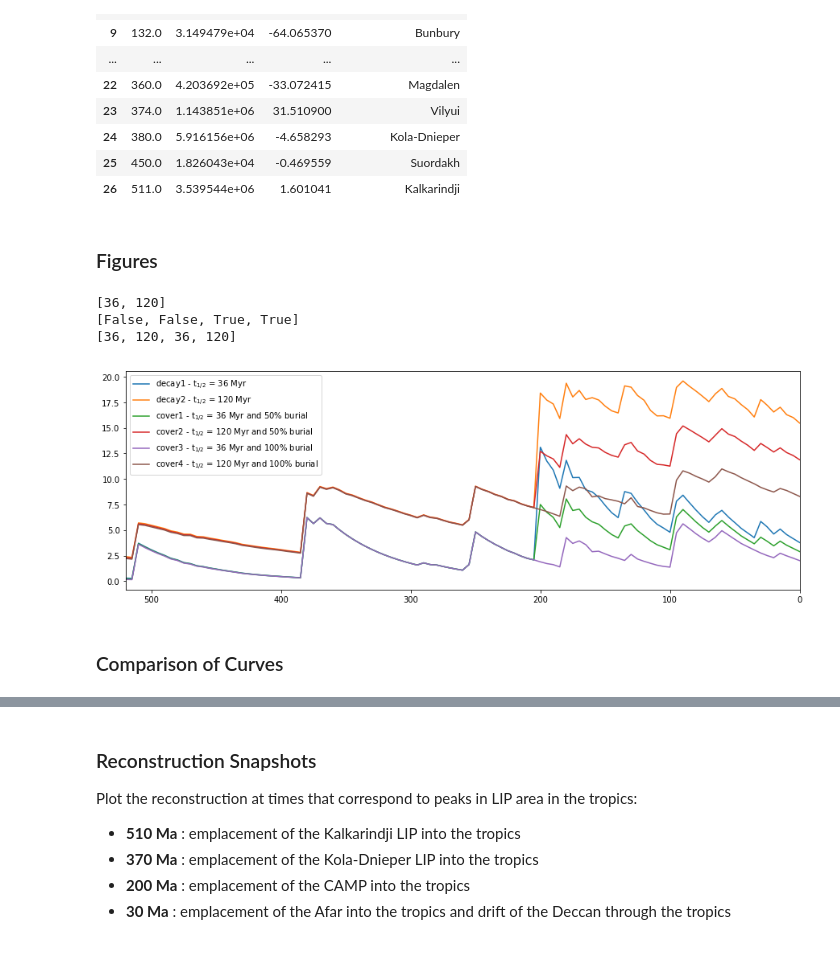
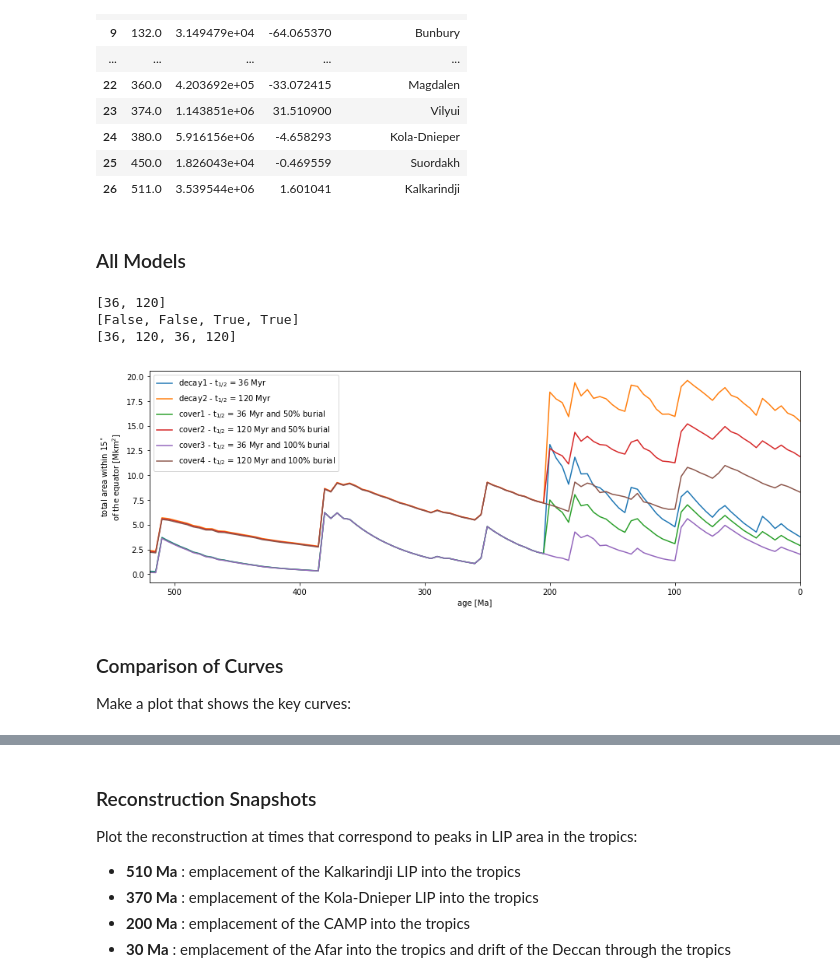
Before and after one commit to Swanson-Hysell-Group/2020_large_igneous_provinces, a Jupyter notebook: Code/Paleogeographic_Reconstruction.ipynb, the cells around one changed output, grey strips where cells are left out. Drawn from its saved outputs; the diff is of its cells as text; code cells hidden in the pictures; blank space fills up the shorter version.

Commit message:
update correlation analysis notebook, minor updates to figures, plot reanlysis data, update references

```diff
--- a/Code/Paleogeographic_Reconstruction.ipynb
+++ b/Code/Paleogeographic_Reconstruction.ipynb
@@ -939,8 +854,8 @@ emplacement_df
 | 24 | 380.0 | 5.916156e+06 | -4.658293 | Kola-Dnieper |
 | 25 | 450.0 | 1.826043e+04 | -0.469559 | Suordakh |
 | 26 | 511.0 | 3.539544e+06 | 1.601041 | Kalkarindji |
-# %% [markdown]
-### Figures
+# %% [markdown]
+### All Models
 # %%
 print(halflife)
 print(cover_removal)
@@ -952,20 +867,24 @@ print(cover_halflife)
 # %%
 fig, ax = plt.subplots(figsize=(15,5))
 
 ax.plot(ts, np.sum(abs_areas_LIPs_decay1_df.values[:,3:]/1e6, axis=0), label='decay1 - t$_{1/2}$ = 36 Myr')
 ax.plot(ts, np.sum(abs_areas_LIPs_decay2_df.values[:,3:]/1e6, axis=0), label='decay2 - t$_{1/2}$ = 120 Myr')
 ax.plot(ts, np.sum(abs_areas_LIPs_cover1_df.values[:,3:]/1e6, axis=0), label='cover1 - t$_{1/2}$ = 36 Myr and 50% burial')
 ax.plot(ts, np.sum(abs_areas_LIPs_cover2_df.values[:,3:]/1e6, axis=0), label='cover2 - t$_{1/2}$ = 120 Myr and 50% burial')
 ax.plot(ts, np.sum(abs_areas_LIPs_cover3_df.values[:,3:]/1e6, axis=0), label='cover3 - t$_{1/2}$ = 36 Myr and 100% burial')
 ax.plot(ts, np.sum(abs_areas_LIPs_cover4_df.values[:,3:]/1e6, axis=0), label='cover4 - t$_{1/2}$ = 120 Myr and 100% burial')
 ax.set_xlim(520,0)
+ax.set_xlabel('age [Ma]')
+ax.set_ylabel('total area within 15$^{\circ}$\nof the equator [Mkm$^{2}$]')
 ax.legend()
 
 plt.show(fig)
 # %% [output]
-[figure, old version]
+[figure, new version]
 # %% [markdown]
 ### Comparison of Curves
+
+Make a plot that shows the key curves:
 # %%
 fig, ax = plt.subplots(nrows=5, ncols=1, figsize=(13,17), sharex=True, gridspec_kw={'height_ratios':[1,1,1,1,2]})
 
```
Also changed, not shown: parts of 11 cells of this notebook, 10 other files.
